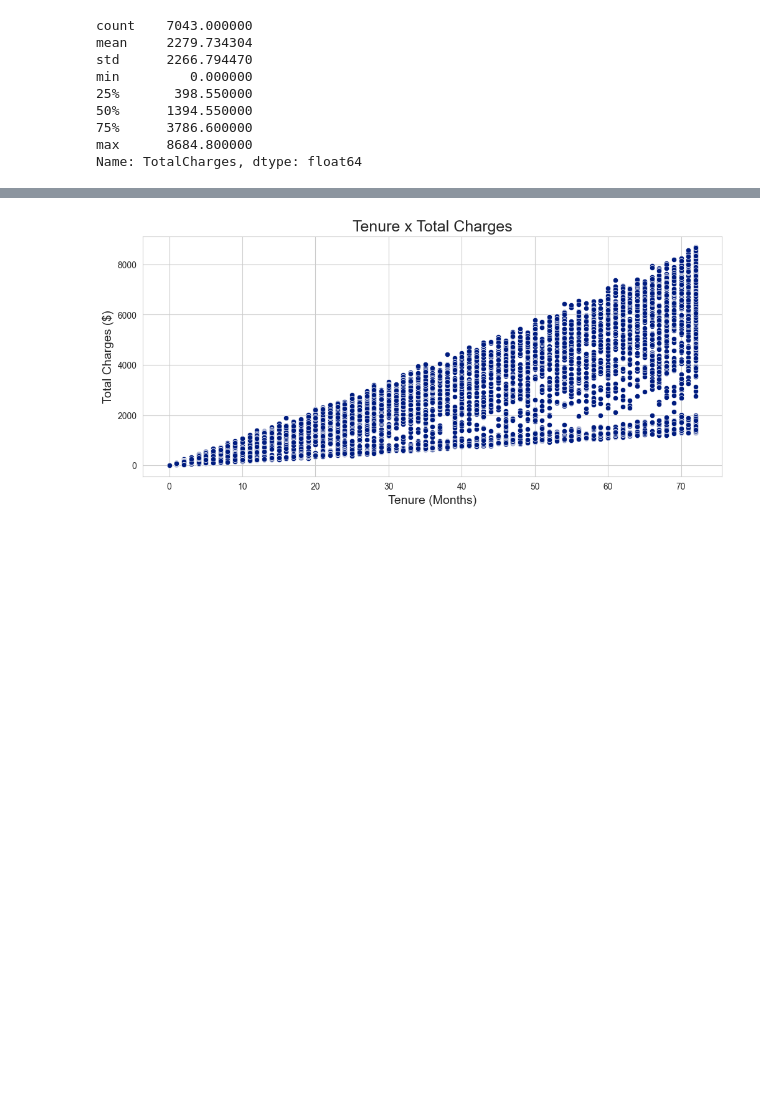
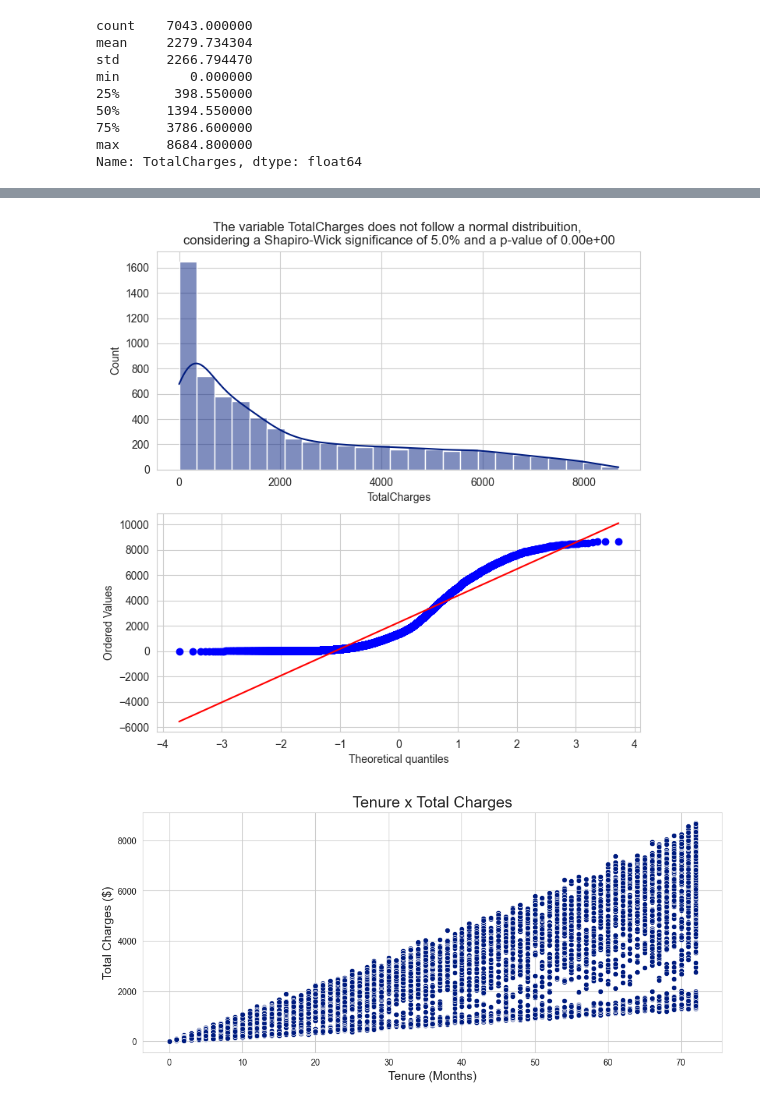
Before and after one commit to Gbrlmoraes/telecom_churn_prediction, a Jupyter notebook: notebooks/exploratory_data_analysis.ipynb, the cells around one changed output, grey strips where cells are left out. Cells and saved outputs as stored; diff of their text form; code cells hidden in the pictures; blank space fills up the shorter version.

```diff
--- a/notebooks/exploratory_data_analysis.ipynb
+++ b/notebooks/exploratory_data_analysis.ipynb
@@ -505,3 +543,7 @@ plt.show()
+# %%
+check_normal_distribuition('TotalCharges', df)
+# %% [output]
+[figure, added]
 # %%
 plt.figure(figsize = (12, 5))
 sns.scatterplot(
```
Also changed, not shown: parts of 17 cells of this notebook.
